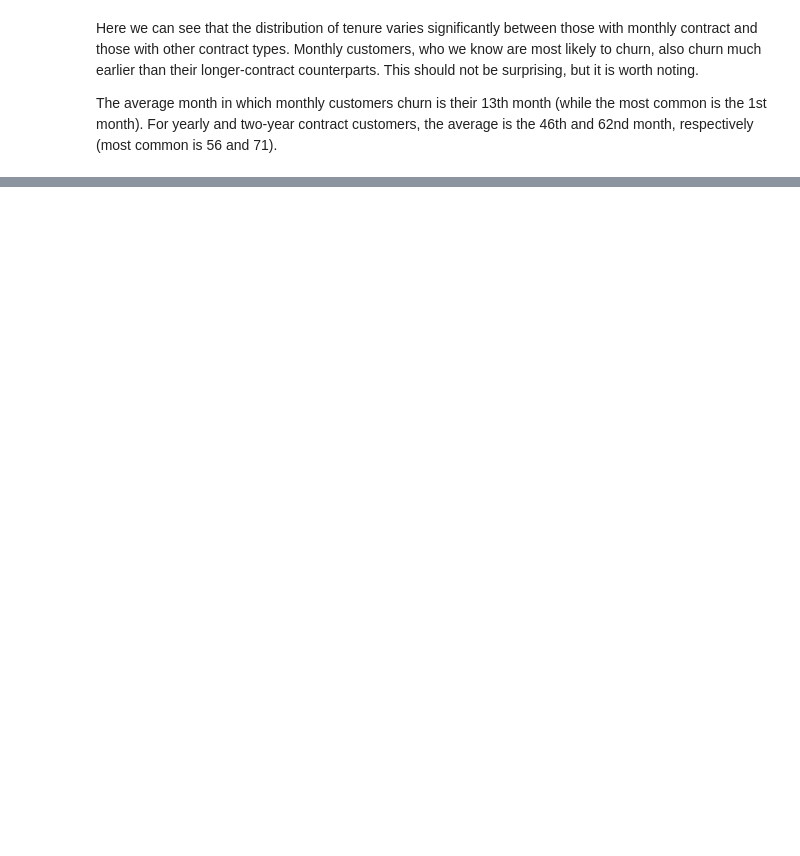
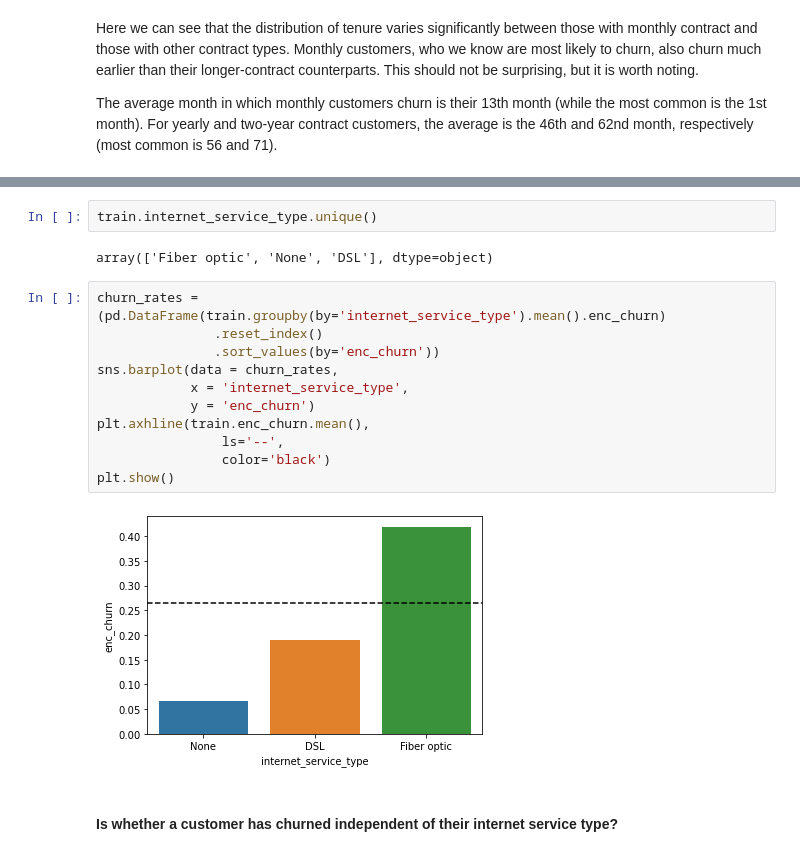
Before and after one commit to bensmith07/telco-churn-project, a Jupyter notebook: telco_churn_project.ipynb, the cells around one changed output, grey strips where cells are left out. Drawn from its saved outputs; the diff is of its cells as text; blank space fills up the shorter version.

```diff
--- a/telco_churn_project.ipynb
+++ b/telco_churn_project.ipynb
@@ -851,0 +865,19 @@ The average month in which monthly customers churn is their 13th month (while th
+# %%
+train.internet_service_type.unique()
+# %% [output]
+array(['Fiber optic', 'None', 'DSL'], dtype=object)
+# %%
+churn_rates = (pd.DataFrame(train.groupby(by='internet_service_type').mean().enc_churn)
+               .reset_index()
+               .sort_values(by='enc_churn'))
+sns.barplot(data = churn_rates,
+            x = 'internet_service_type',
+            y = 'enc_churn')
+plt.axhline(train.enc_churn.mean(),
+                ls='--',
+                color='black')
+plt.show()
+# %% [output]
+[figure, added]
+# %% [markdown]
+#### Is whether a customer has churned independent of their internet service type?
```
Also changed, not shown: parts of 44 cells of this notebook.
